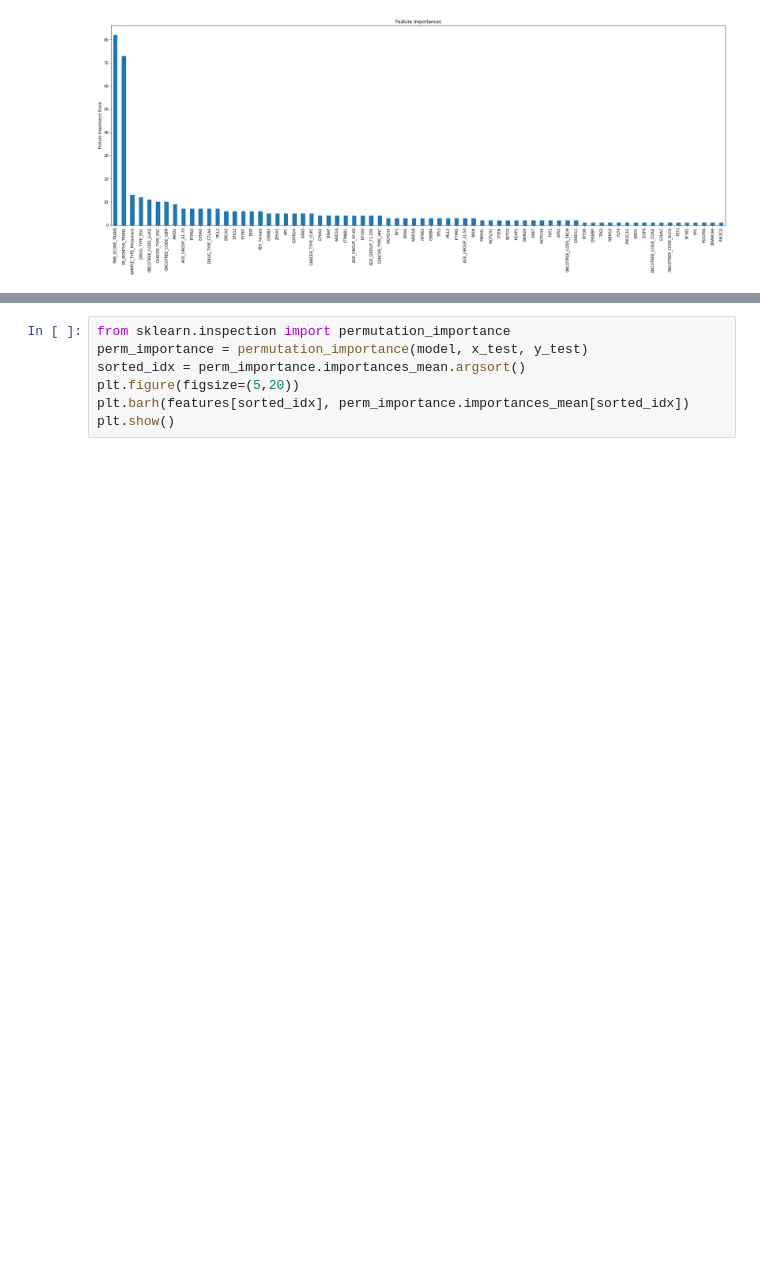
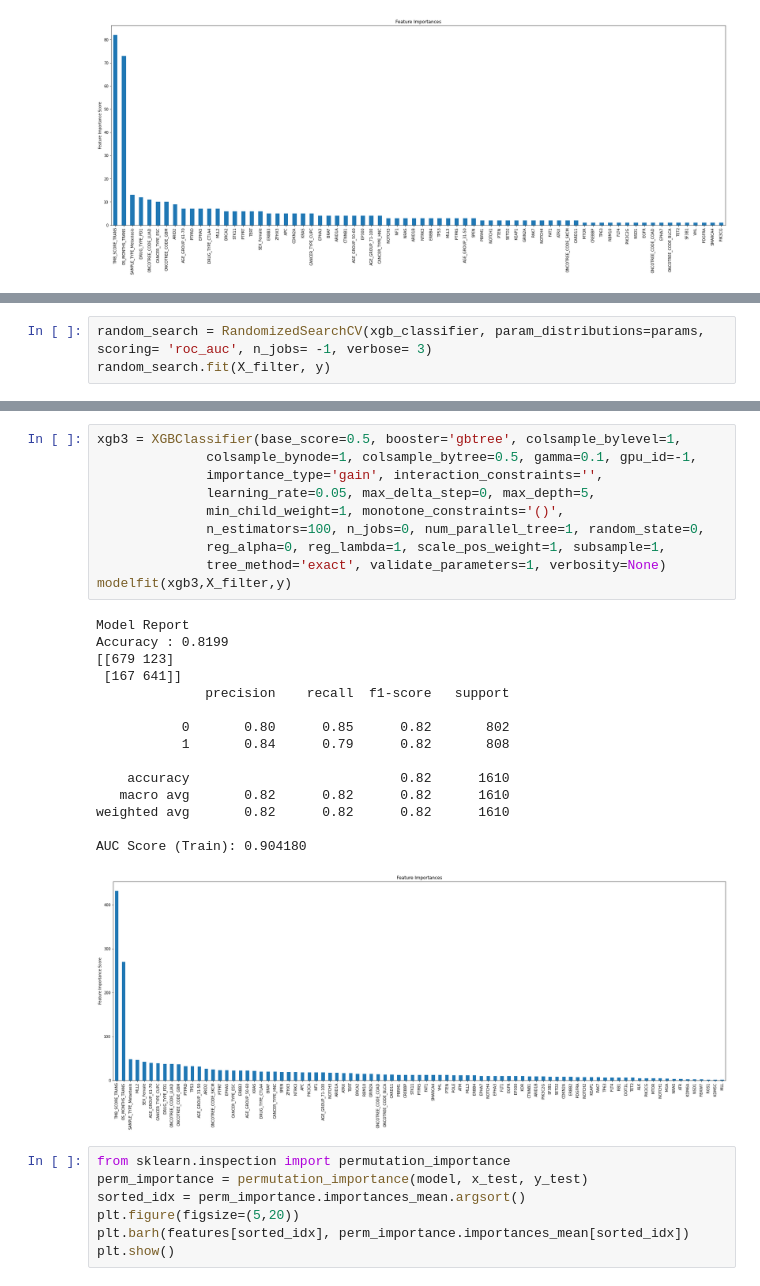
Before and after one commit to rikrixa/DataExploration, a Jupyter notebook: mskcc_xgboost.ipynb, the cells around one changed output, grey strips where cells are left out. Drawn from its saved outputs; the diff is of its cells as text; blank space fills up the shorter version.

```diff
--- a/mskcc_xgboost.ipynb
+++ b/mskcc_xgboost.ipynb
@@ -518,0 +630,3 @@ AUC Score (Train): 0.861530
+# %%
+random_search = RandomizedSearchCV(xgb_classifier, param_distributions=params, scoring= 'roc_auc', n_jobs= -1, verbose= 3)
+random_search.fit(X_filter, y)
@@ -519,3 +666,29 @@ AUC Score (Train): 0.861530
+# %%
+xgb3 = XGBClassifier(base_score=0.5, booster='gbtree', colsample_bylevel=1,
+              colsample_bynode=1, colsample_bytree=0.5, gamma=0.1, gpu_id=-1,
+              importance_type='gain', interaction_constraints='',
+              learning_rate=0.05, max_delta_step=0, max_depth=5,
+              min_child_weight=1, monotone_constraints='()',
+              n_estimators=100, n_jobs=0, num_parallel_tree=1, random_state=0,
+              reg_alpha=0, reg_lambda=1, scale_pos_weight=1, subsample=1,
+              tree_method='exact', validate_parameters=1, verbosity=None)
+modelfit(xgb3,X_filter,y)
+# %% [output]
+Model Report
+Accuracy : 0.8199
+[[679 123]
+ [167 641]]
+              precision    recall  f1-score   support
+
+           0       0.80      0.85      0.82       802
+           1       0.84      0.79      0.82       808
+
+    accuracy                           0.82      1610
+   macro avg       0.82      0.82      0.82      1610
+weighted avg       0.82      0.82      0.82      1610
+
+AUC Score (Train): 0.904180
+[figure, added]
 # %%
 from sklearn.inspection import permutation_importance
 perm_importance = permutation_importance(model, x_test, y_test)
```
Also changed, not shown: parts of 10 cells of this notebook.
